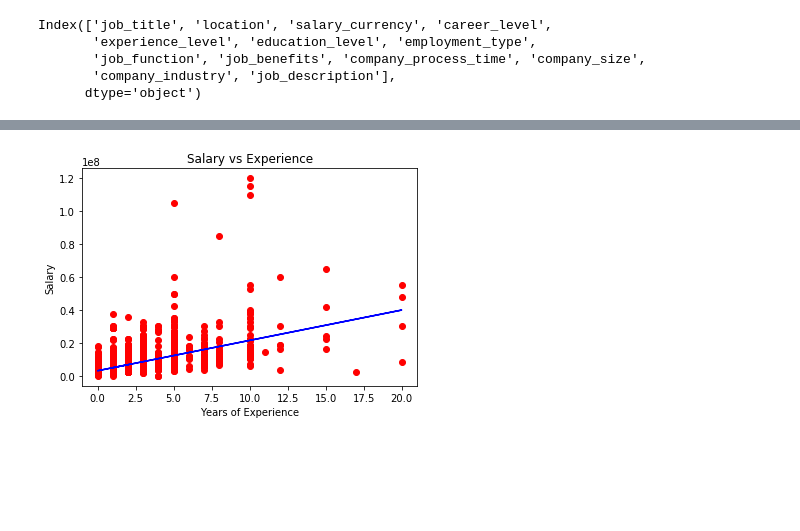
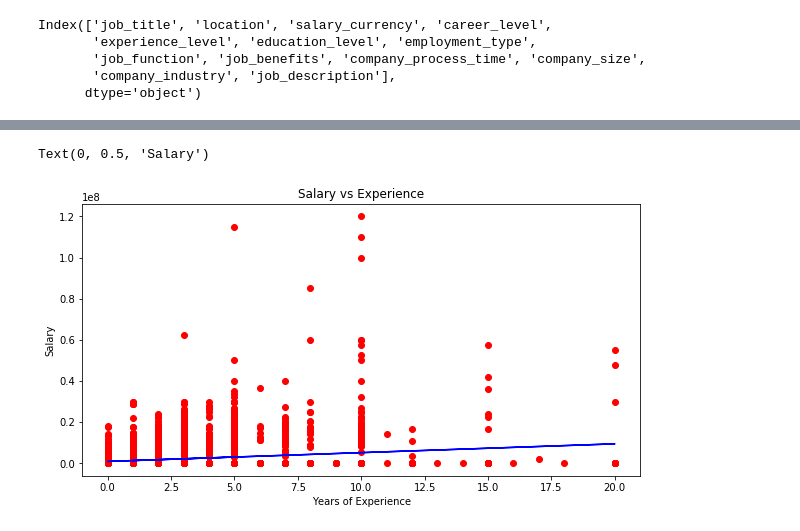
Before and after one commit to Reosta-Pratama/Project-Prediction, a Jupyter notebook: Prediksi Salary.ipynb, the cells around one changed output, grey strips where cells are left out. Saved outputs shown, nothing was run; the diff lists cells and outputs as text; code cells hidden in the pictures; blank space fills up the shorter version.

```diff
--- a/Prediksi Salary.ipynb
+++ b/Prediksi Salary.ipynb
@@ -76,7 +76,3 @@ company_industry         1614
 job_description             1
 salary                  25394
 dtype: int64
-# %%
-tableSalary.dropna(subset=["salary"], inplace=True)
-# tableSalary["salary"] = tableSalary["salary"].fillna(0).astype('int')
-tableSalary.isnull().sum()
@@ -99,0 +79,13 @@ dtype: int64
+# %%
+# Transform Dataframe
+
+# Remove Salary = null
+# tableSalary.dropna(subset=["salary"], inplace=True)
+# tableSalary["salary"] = tableSalary["salary"].astype('int')
+
+# Change Salary = null => 0
+tableSalary["salary"] = tableSalary["salary"].fillna(0).astype('int')
+
+# Add column year experience based on column experience_level
+tableSalary["years_experience"] = tableSalary["experience_level"]
+tableSalary["years_experience"] = tableSalary["years_experience"].str.replace("\D", "").fillna(0).astype('int')
@@ -134,7 +156,5 @@ Name: salary, dtype: float64
 # %%
 # Simple Linear regression (predict the salary based on experience)
 
-# Add column year experience based on column experience_level
-tableSalary["years_experience"] = tableSalary["experience_level"]
-tableSalary["years_experience"] = tableSalary["years_experience"].str.replace("\D", "").fillna(0).astype('int')
-# tableSalary["years_experience"]
+X = tableSalary.loc[:, ["years_experience"]].values
+Y = tableSalary.loc[:, ["salary"]].values
@@ -144,15 +161,16 @@ y = tableSalary.loc[:, ["salary"]].values
 # %%
-X_train, X_test, y_train, y_test = train_test_split(X, y, test_size = 1/2, random_state = 0)
+X_train, X_test, y_train, y_test = train_test_split(X, Y, test_size = 1/2, random_state = 0)
 
 model = LinearRegression()
 model.fit(X_train, y_train)
 y_pred = model.predict(X_test)
 # %%
+plt.figure(figsize=(10, 5))
 plt.scatter(X_train, y_train, color = 'red')
 plt.plot(X_train, model.predict(X_train), color = 'blue')
 plt.title('Salary vs Experience')
 plt.xlabel('Years of Experience')
 plt.ylabel('Salary')
-plt.show()
 # %% [output]
+Text(0, 0.5, 'Salary')
-[figure, old version]
+[figure, new version]
```
Also changed, not shown: parts of 12 cells of this notebook.
